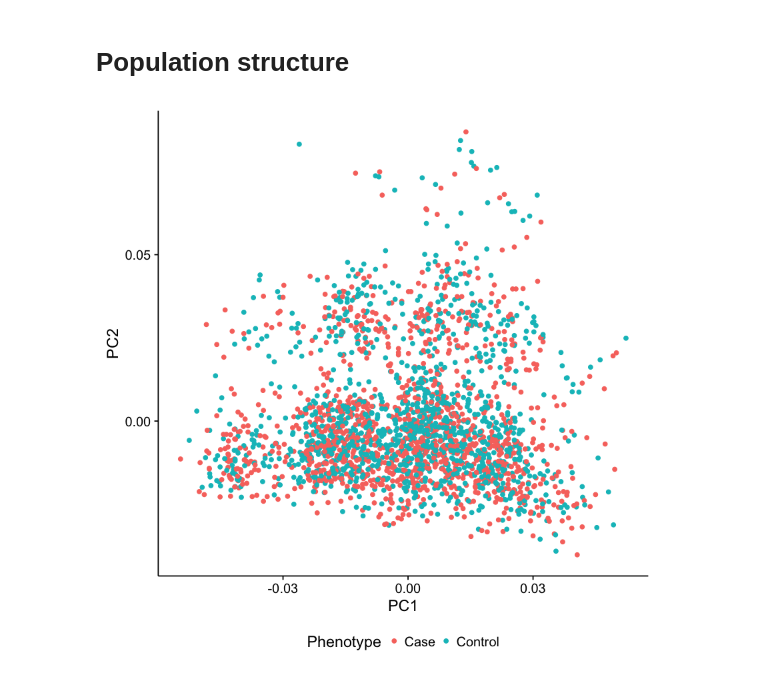
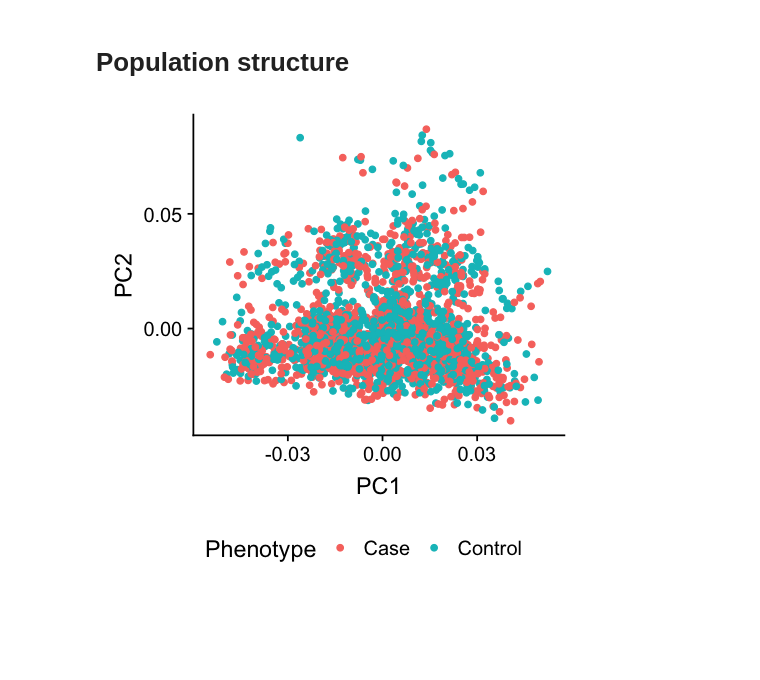
Before and after one commit to hclimente/genewa, a Jupyter notebook: logbook/genesis_exploration_1.ipynb, the cells around one changed output. Saved outputs shown, nothing was run; the diff lists cells and outputs as text; code cells hidden in the pictures; blank space fills up the shorter version.

```diff
--- a/logbook/genesis_exploration_1.ipynb
+++ b/logbook/genesis_exploration_1.ipynb
@@ -134,17 +146,18 @@ sum(tests.info$adjp < 0.05)
 # %% [markdown]
 # Population structure
 # %%
+options(repr.plot.width=4, repr.plot.height=4)
 ev <- read.delim("../results/population_structure/genesis.processed.pca.evec",
                  sep = "", header = F, skip = 1)
 ncols <- ncol(ev)
 colnames(ev) <- c("sample", paste0("pc", seq(1, ncols - 2)), "phenotype")
 
 ggplot(ev, aes(x = pc1, y = pc2, color = phenotype)) +
     geom_point() +
     labs(x = "PC1", y = "PC2", color = "Phenotype") +
     theme(legend.position = "bottom")
 # %% [output]
-[figure, old version]
+[figure, new version]
 # %%
 chi2 <- chi.squared(tests, df=1)
 
```
Also changed, not shown: parts of 12 cells of this notebook.
